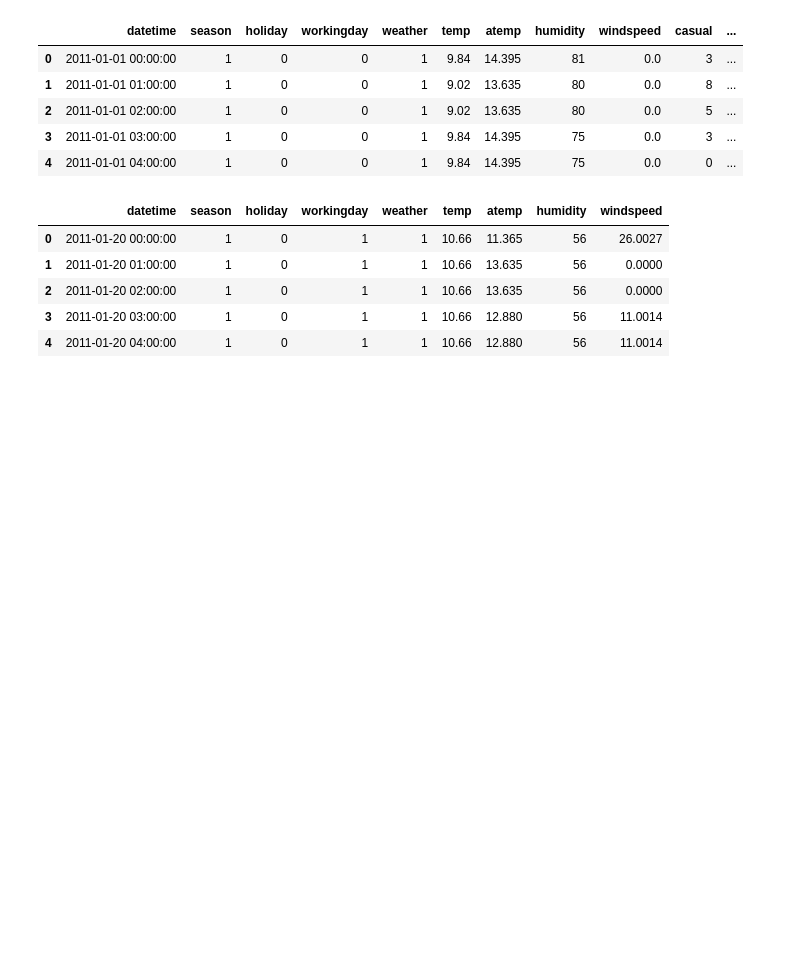
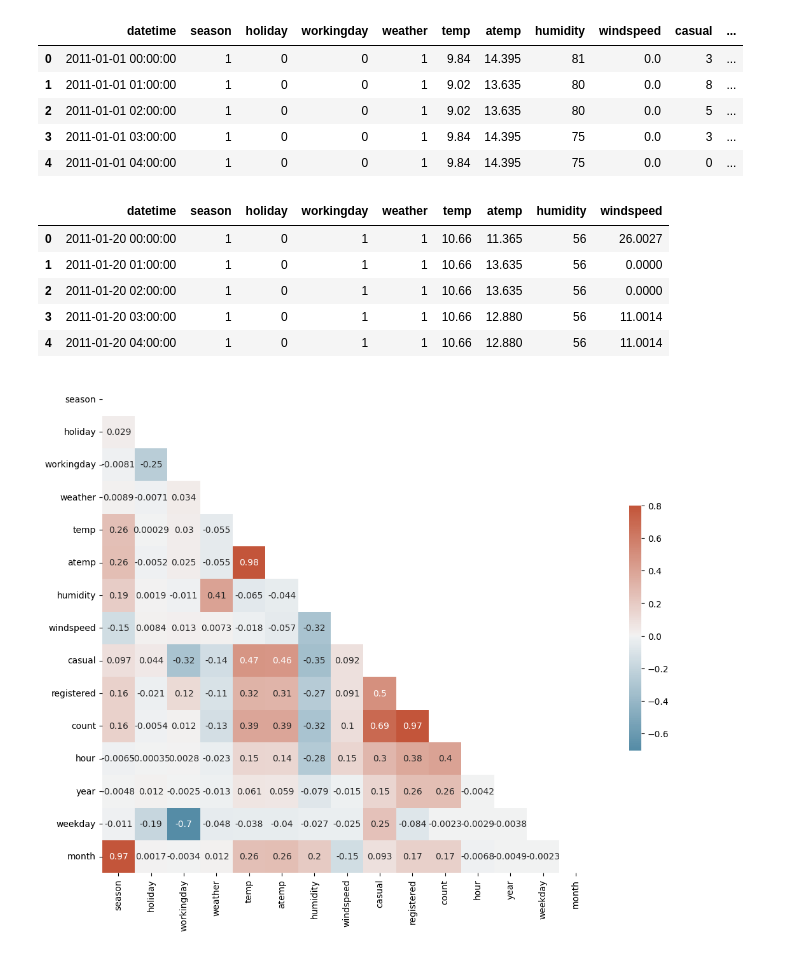
Before and after one commit to shailesh097/bike_sharing_demand, a Jupyter notebook: bike_demand.ipynb, the cells around one changed output. Saved outputs shown, nothing was run; the diff lists cells and outputs as text; code cells hidden in the pictures; blank space fills up the shorter version.

Commit message:
correlation

```diff
--- a/bike_demand.ipynb
+++ b/bike_demand.ipynb
@@ -40,3 +40,16 @@ def add_features(df):
 # %%
 train_df = add_features(train_df)
 test_df = add_features(test_df)
+# %%
+import matplotlib.pyplot as plt
+import seaborn as sns
+def correlation(df):
+    corr_df = df.corr()
+    mask = np.triu(np.ones_like(corr_df, dtype=bool))
+    fig, ax = plt.subplots()
+    fig.set_size_inches(15,10)
+    cmap = sns.diverging_palette(230, 20, as_cmap=True)
+    sns.heatmap(corr_df, mask=mask, cmap=cmap, center=0, vmax=0.8, square=True, annot=True, cbar_kws={'shrink': 0.5})
+correlation(train_df)
+# %% [output]
+[figure, added]
```
